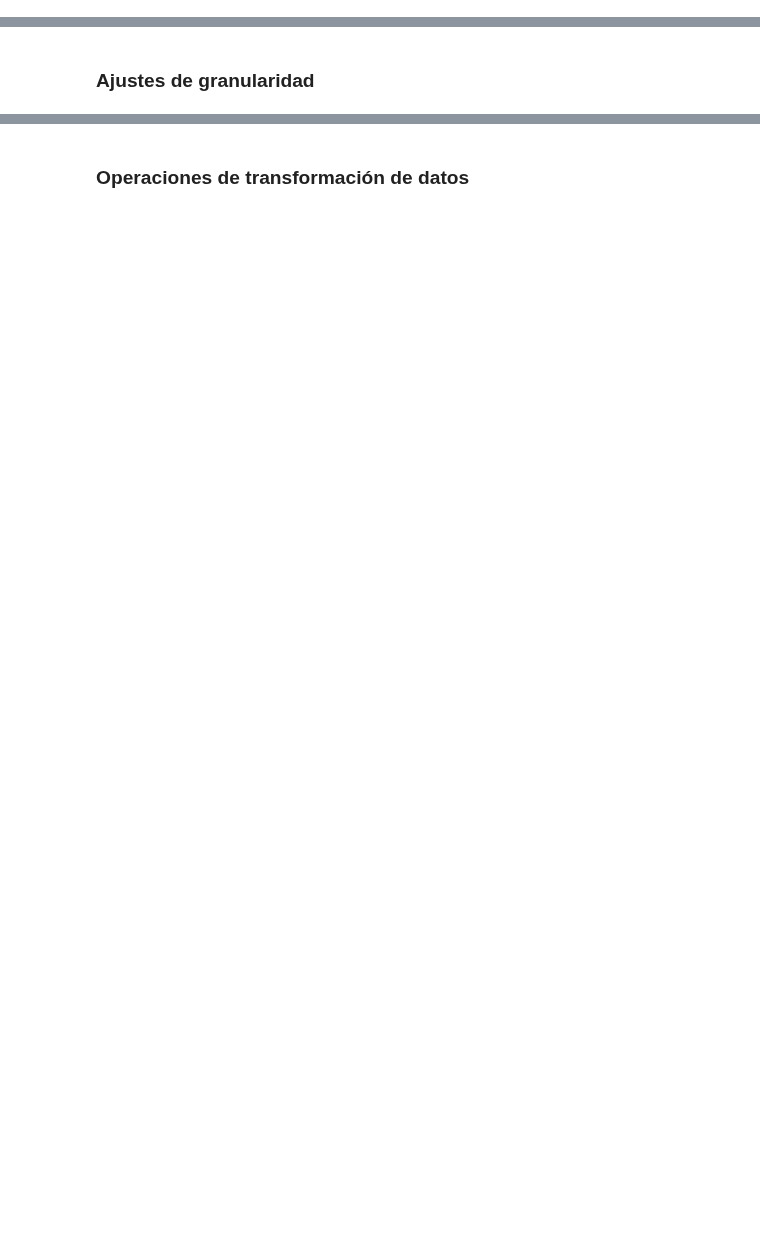
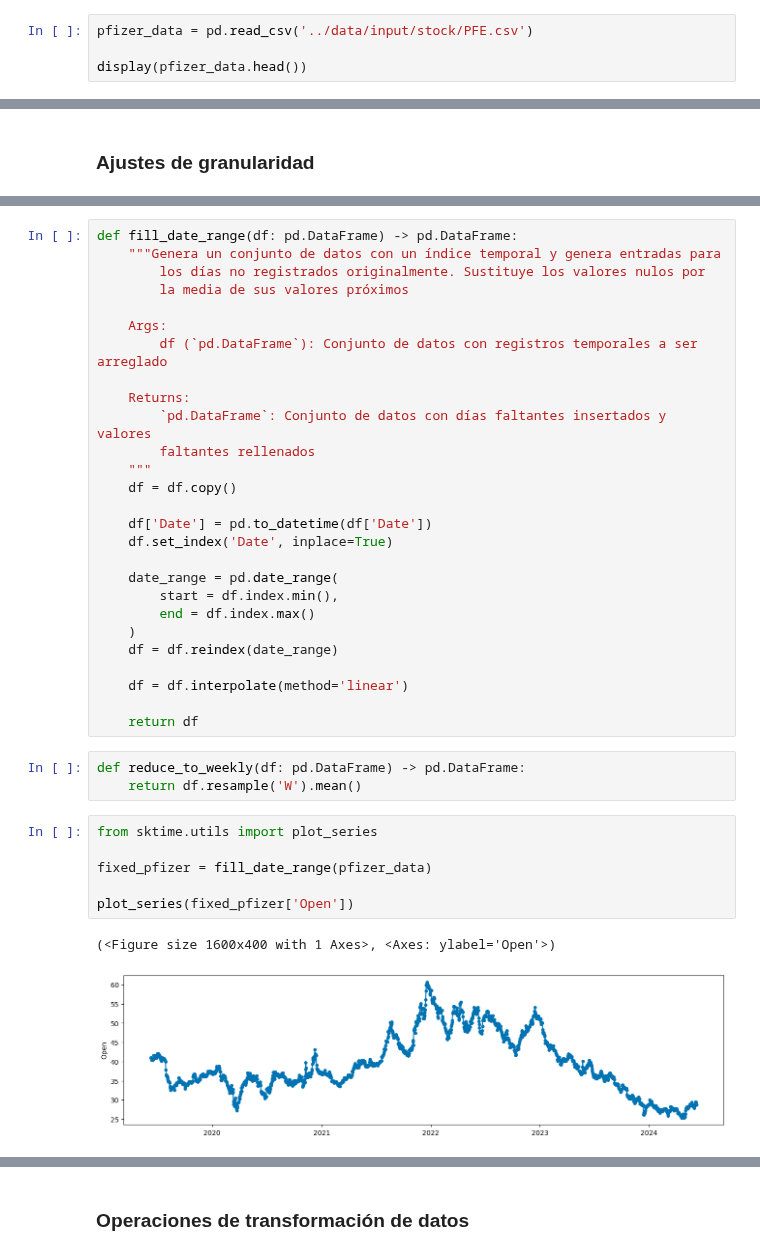
Before and after one commit to alu0101351773/TAAD_practicas, a Jupyter notebook: src/time_series.ipynb, the cells around one changed output, grey strips where cells are left out. Cells and saved outputs as stored; diff of their text form; blank space fills up the shorter version.

Commit message:
introducción aparentemente terminada, actualmente realizando el análisis de datos. Funciones de granularidad en progreso

```diff
--- a/src/time_series.ipynb
+++ b/src/time_series.ipynb
@@ -53,3 +53,7 @@ Al tratarse de datos de valores en bolsa, la estructura de todos los conjuntos d
 |`Close`|Precio de cierre al final del día|
 |`Adj Close`|Precio de cierre ajustado al final del día|
 |`Volume`|Número de acciones vendidas|
+# %%
+pfizer_data = pd.read_csv('../data/input/stock/PFE.csv')
+
+display(pfizer_data.head())
@@ -59,0 +107,39 @@ Al tratarse de datos de valores en bolsa, la estructura de todos los conjuntos d
+# %%
+def fill_date_range(df: pd.DataFrame) -> pd.DataFrame:
+    """Genera un conjunto de datos con un índice temporal y genera entradas para
+        los días no registrados originalmente. Sustituye los valores nulos por
+        la media de sus valores próximos
+
+    Args:
+        df (`pd.DataFrame`): Conjunto de datos con registros temporales a ser arreglado
+
+    Returns:
+        `pd.DataFrame`: Conjunto de datos con días faltantes insertados y valores
+        faltantes rellenados
+    """
+    df = df.copy()
+
+    df['Date'] = pd.to_datetime(df['Date'])
+    df.set_index('Date', inplace=True)
+
+    date_range = pd.date_range(
+        start = df.index.min(),
+        end = df.index.max()
+    )
+    df = df.reindex(date_range)
+
+    df = df.interpolate(method='linear')
+
+    return df
+# %%
+def reduce_to_weekly(df: pd.DataFrame) -> pd.DataFrame:
+    return df.resample('W').mean()
+# %%
+from sktime.utils import plot_series
+
+fixed_pfizer = fill_date_range(pfizer_data)
+
+plot_series(fixed_pfizer['Open'])
+# %% [output]
+(<Figure size 1600x400 with 1 Axes>, <Axes: ylabel='Open'>)
+[figure, added]
```
Also changed, not shown: parts of 10 cells of this notebook.
